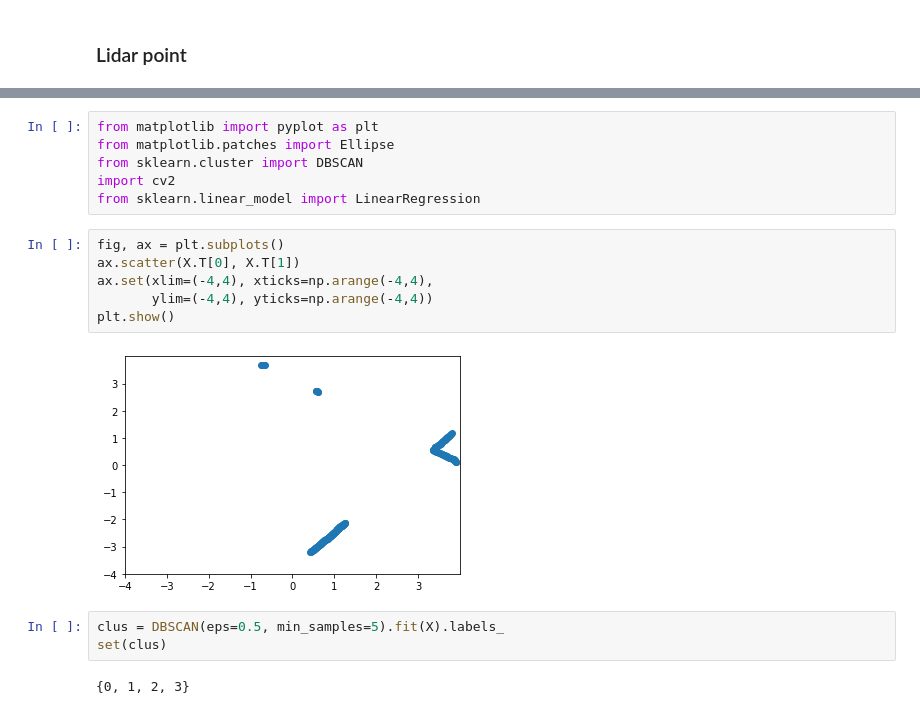
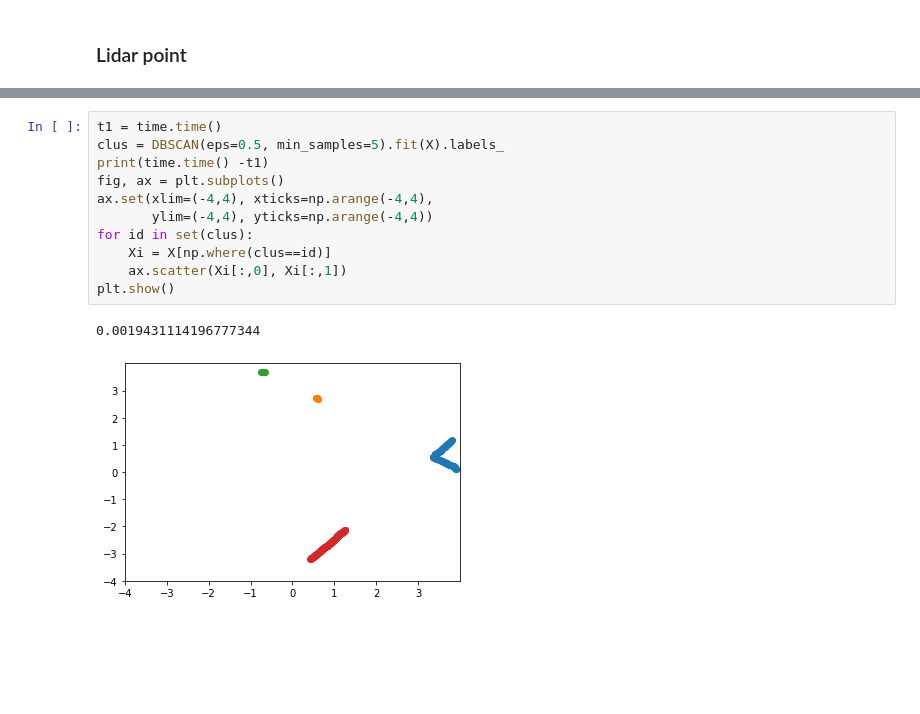
Before and after one commit to PhiDCH/mpc_isaac_sim, a Jupyter notebook: test1.ipynb, the cells around one changed output, grey strips where cells are left out. Saved outputs shown, nothing was run; the diff lists cells and outputs as text; blank space fills up the shorter version.

```diff
--- a/test1.ipynb
+++ b/test1.ipynb
@@ -89,22 +97,17 @@ X = np.array(X)
 X.shape
 # %% [output]
 (227, 2)
-# %%
-from matplotlib import pyplot as plt
-from matplotlib.patches import Ellipse
-from sklearn.cluster import DBSCAN
-import cv2
-from sklearn.linear_model import LinearRegression
 # %%
+t1 = time.time()
+clus = DBSCAN(eps=0.5, min_samples=5).fit(X).labels_
+print(time.time() -t1)
 fig, ax = plt.subplots()
-ax.scatter(X.T[0], X.T[1])
 ax.set(xlim=(-4,4), xticks=np.arange(-4,4),
        ylim=(-4,4), yticks=np.arange(-4,4))
+for id in set(clus):
+    Xi = X[np.where(clus==id)]
+    ax.scatter(Xi[:,0], Xi[:,1])
 plt.show()
 # %% [output]
+0.0019431114196777344
-[figure, old version]
+[figure, new version]
-# %%
-clus = DBSCAN(eps=0.5, min_samples=5).fit(X).labels_
-set(clus)
-# %% [output]
-{0, 1, 2, 3}
```
Also changed, not shown: parts of 10 cells of this notebook.
